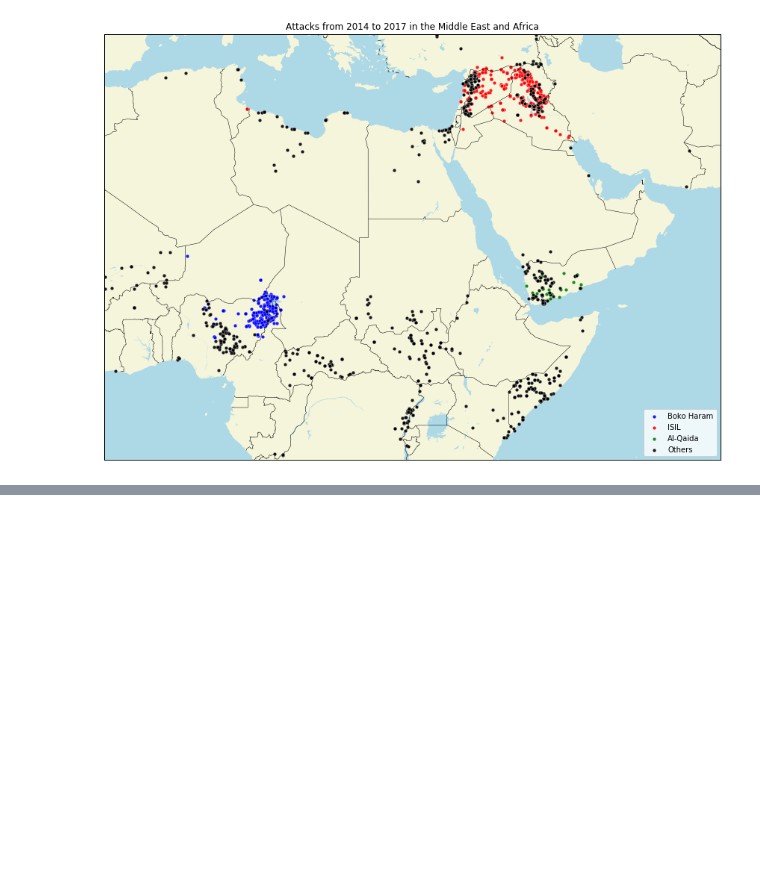
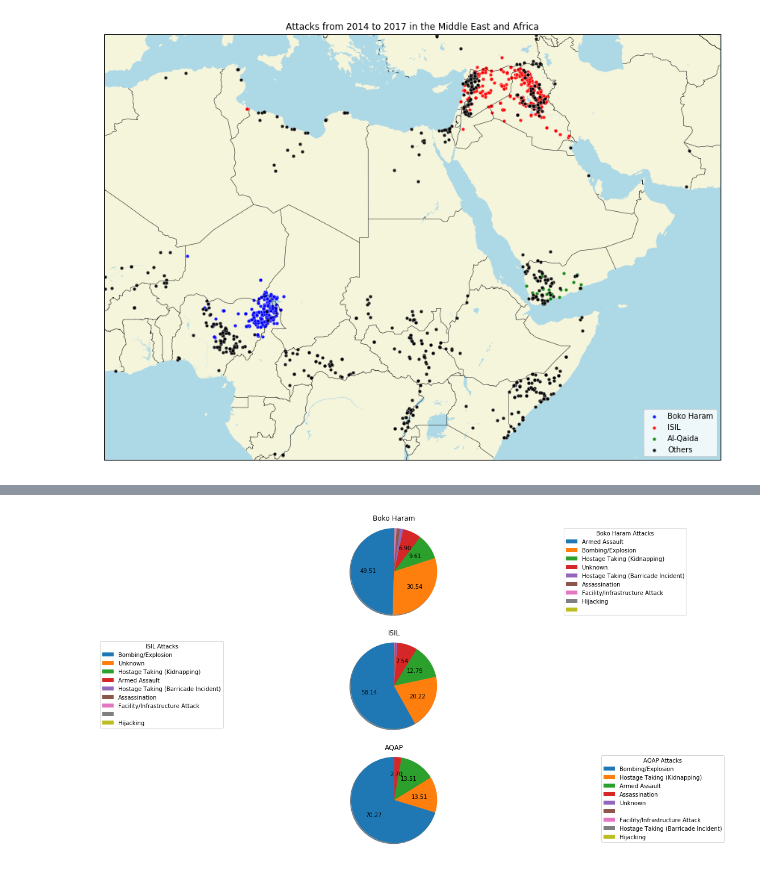
Before and after one commit to AminMekacher/ntds_project, a Jupyter notebook: New Data Set/New Data Set/boko_isil.ipynb, the cells around one changed output, grey strips where cells are left out. Saved outputs shown, nothing was run; the diff lists cells and outputs as text; code cells hidden in the pictures; blank space fills up the shorter version.

```diff
--- a/New Data Set/New Data Set/boko_isil.ipynb
+++ b/New Data Set/New Data Set/boko_isil.ipynb
@@ -653,0 +1024,89 @@ bokoharam_dataframe
+# %%
+"""
+In order to study the tactics used by each group, we are using the attacktype feature, which can range from a kidnapping
+to a facility attack. According to the codebook, eight categories have been defined, with an additional one used
+whenever the modus operandi is unknown
+"""
+
+number_attacks = 9
+bokoharam_attacks = np.zeros((number_attacks, 1))
+isil_attacks = np.zeros((number_attacks, 1))
+aqap_attacks = np.zeros((number_attacks, 1))
+attack_label = [None] * number_attacks
+
+def my_autopct(pct):
+    return ('%.2f' % pct) if pct > 2 else ''
+
+# Iterating through each dataframe separately
+
+for index, rows in bokoharam_dataframe.iterrows():
+    attack = rows['attacktype1'] - 1
+    bokoharam_attacks[attack] += 1
+    if attack_label[attack] == None:
+        attack_label[attack] = rows['attacktype1_txt']
+
+sort_bokoharam_attacks = np.fliplr([np.argsort(bokoharam_attacks[:, 0])])[0]
+bokoharam_pie_attacks = np.fliplr([np.sort(bokoharam_attacks[:, 0])])[0]
+
+for index, rows in isil_dataframe.iterrows():
+    attack = rows['attacktype1'] - 1
+    isil_attacks[attack] += 1
+    if attack_label[attack] == None:
+        attack_label[attack] = rows['attacktype1_txt']
+
+sort_isil_attacks = np.fliplr([np.argsort(isil_attacks[:, 0])])[0]
+isil_pie_attacks = np.fliplr([np.sort(isil_attacks[:, 0])])[0]
+
+for index, rows in aqap_dataframe.iterrows():
+    attack = rows['attacktype1'] - 1
+    aqap_attacks[attack] += 1
+    if attack_label[attack] == None:
+        attack_label[attack] = rows['attacktype1_txt']
+
+sort_aqap_attacks = np.fliplr([np.argsort(aqap_attacks[:, 0])])[0]
+aqap_pie_attacks = np.fliplr([np.sort(aqap_attacks[:, 0])])[0]
+
+bokoharam_label_attacks = [attack_label[i] for i in sort_bokoharam_attacks]
+isil_label_attacks = [attack_label[i] for i in sort_isil_attacks]
+aqap_label_attacks = [attack_label[i] for i in sort_aqap_attacks]
+
+fig = plt.figure()
+
+ax1 = fig.add_subplot(311, facecolor='w', frame_on=False)
+fig.set_size_inches(10.5, 10.5)
+
+ax1.pie(bokoharam_pie_attacks, labels=None, autopct=my_autopct,
+        shadow=True, startangle=90)
+ax1.axis('equal')  # Equal aspect ratio ensures that pie is drawn as a circle.
+ax1.legend(labels=bokoharam_label_attacks,
+          title="Boko Haram Attacks",
+          loc="center left",
+          bbox_to_anchor=(1, 0, 0.5, 1))
+ax1.set_title("Boko Haram")
+
+ax2 = fig.add_subplot(312, facecolor='w', frame_on=False)
+fig.set_size_inches(10.5, 10.5)
+
+ax2.pie(isil_pie_attacks, labels=None, autopct=my_autopct,
+        shadow=True, startangle=90)
+ax2.axis('equal')  # Equal aspect ratio ensures that pie is drawn as a circle.
+ax2.legend(labels=isil_label_attacks,
+          title="ISIL Attacks",
+          loc="best",
+          bbox_to_anchor=(-0.005, 1))
+ax2.set_title("ISIL")
+
+ax3 = fig.add_subplot(313, facecolor='w', frame_on=False)
+fig.set_size_inches(10.5, 10.5)
+
+ax3.pie(aqap_pie_attacks, labels=None, autopct=my_autopct,
+        shadow=True, startangle=90)
+ax3.axis('equal')  # Equal aspect ratio ensures that pie is drawn as a circle.
+ax3.legend(labels=aqap_label_attacks,
+          title="AQAP Attacks",
+          loc="best",
+          bbox_to_anchor=(1, 0, 0.5, 1))
+ax3.set_title("AQAP")
+plt.show()
+# %% [output]
+[figure, added]
```
Also changed, not shown: parts of 7 cells of this notebook, 6 other files.
